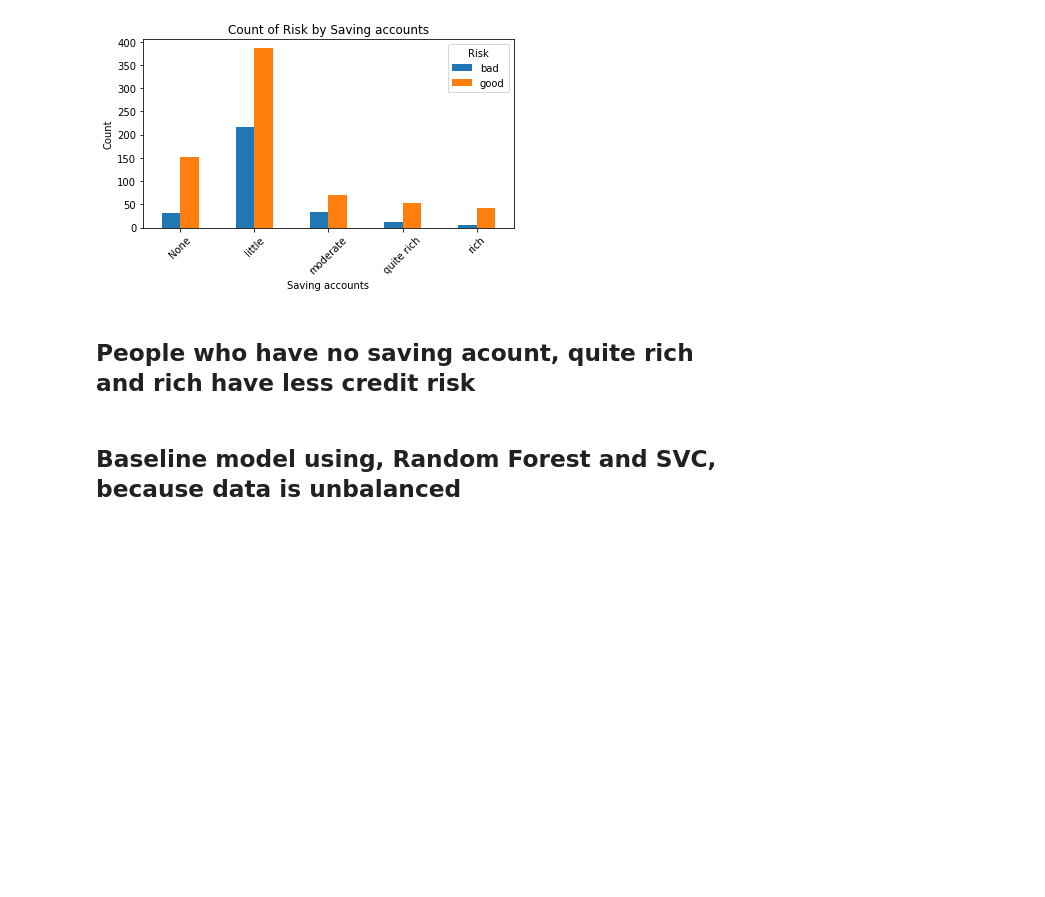
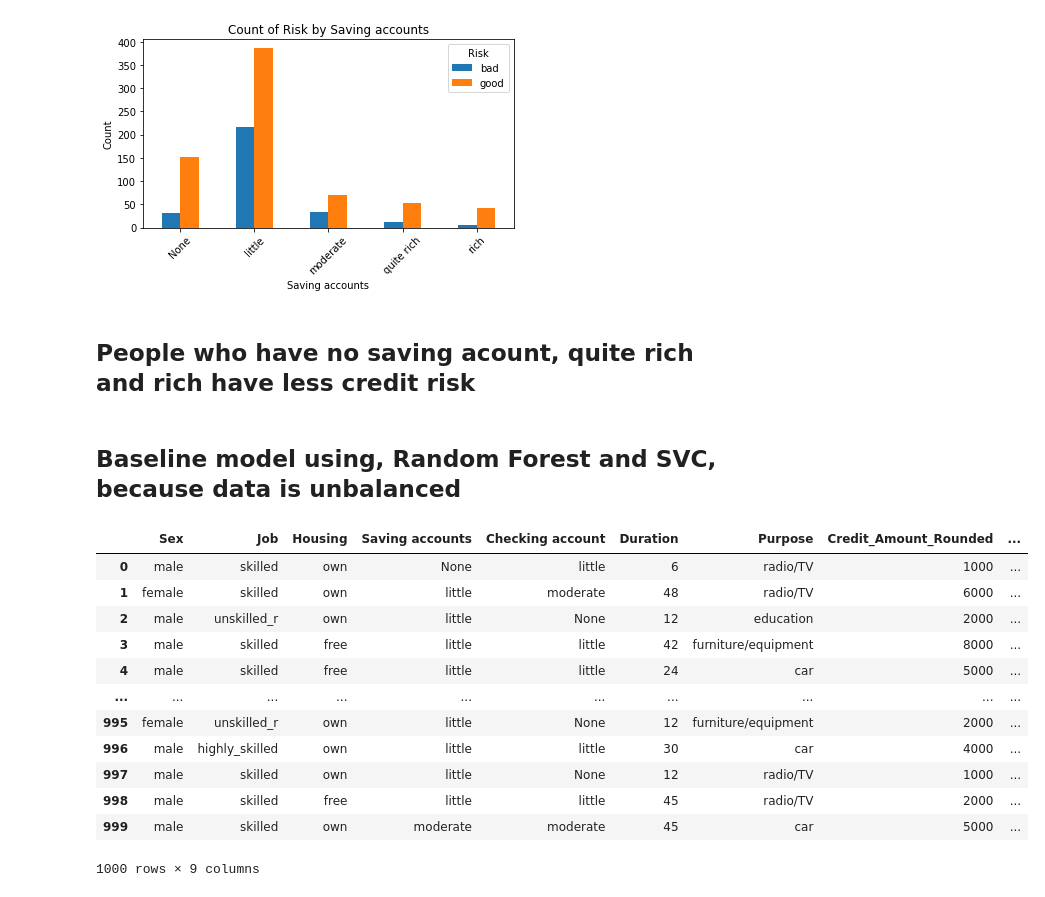
Before and after one commit to vitorkendia/projetos, a Jupyter notebook: Kaggle_Challenges/Kaggle_german_credit.ipynb, the cells around one changed output. Drawn from its saved outputs; the diff is of its cells as text; code cells hidden in the pictures; blank space fills up the shorter version.

```diff
--- a/Kaggle_Challenges/Kaggle_german_credit.ipynb
+++ b/Kaggle_Challenges/Kaggle_german_credit.ipynb
@@ -289,0 +363,17 @@ from sklearn.ensemble import RandomForestClassifier
+# %%
+x = credit_data.drop(columns=['Risk','Age','Credit amount'])
+x
+# %% [output]
+|  | Sex | Job | Housing | Saving accounts | Checking account | Duration | Purpose | Credit_Amount_Rounded | ... |
+| 0 | male | skilled | own | None | little | 6 | radio/TV | 1000 | ... |
+| 1 | female | skilled | own | little | moderate | 48 | radio/TV | 6000 | ... |
+| 2 | male | unskilled_r | own | little | None | 12 | education | 2000 | ... |
+| 3 | male | skilled | free | little | little | 42 | furniture/equipment | 8000 | ... |
+| 4 | male | skilled | free | little | little | 24 | car | 5000 | ... |
+| ... | ... | ... | ... | ... | ... | ... | ... | ... | ... |
+| 995 | female | unskilled_r | own | little | None | 12 | furniture/equipment | 2000 | ... |
+| 996 | male | highly_skilled | own | little | little | 30 | car | 4000 | ... |
+| 997 | male | skilled | own | little | None | 12 | radio/TV | 1000 | ... |
+| 998 | male | skilled | free | little | little | 45 | radio/TV | 2000 | ... |
+| 999 | male | skilled | own | moderate | moderate | 45 | car | 5000 | ... |
+1000 rows × 9 columns
```
Also changed, not shown: parts of 24 cells of this notebook.
